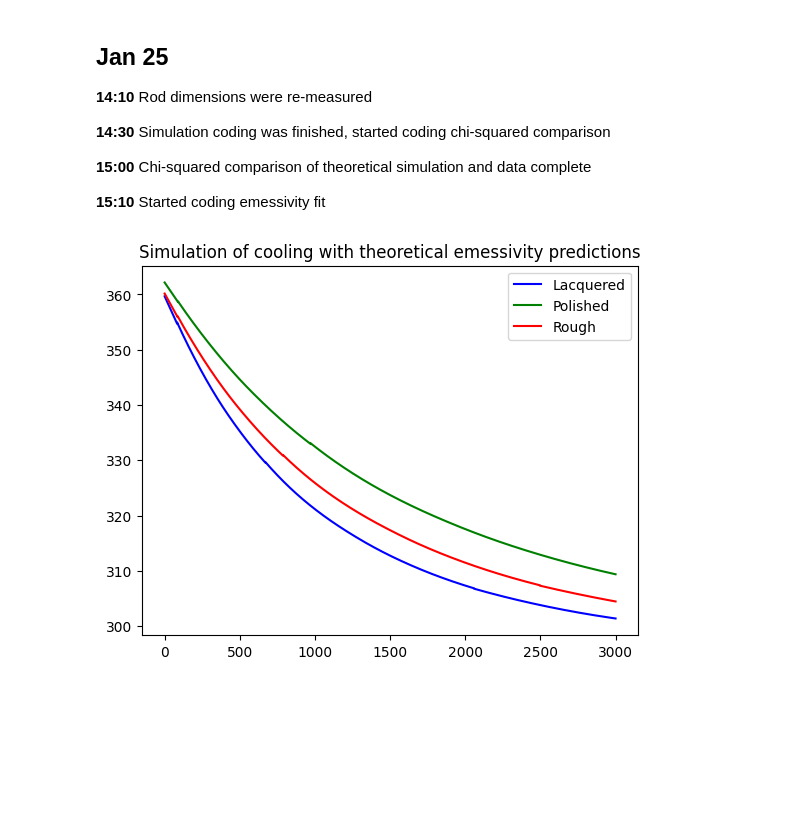
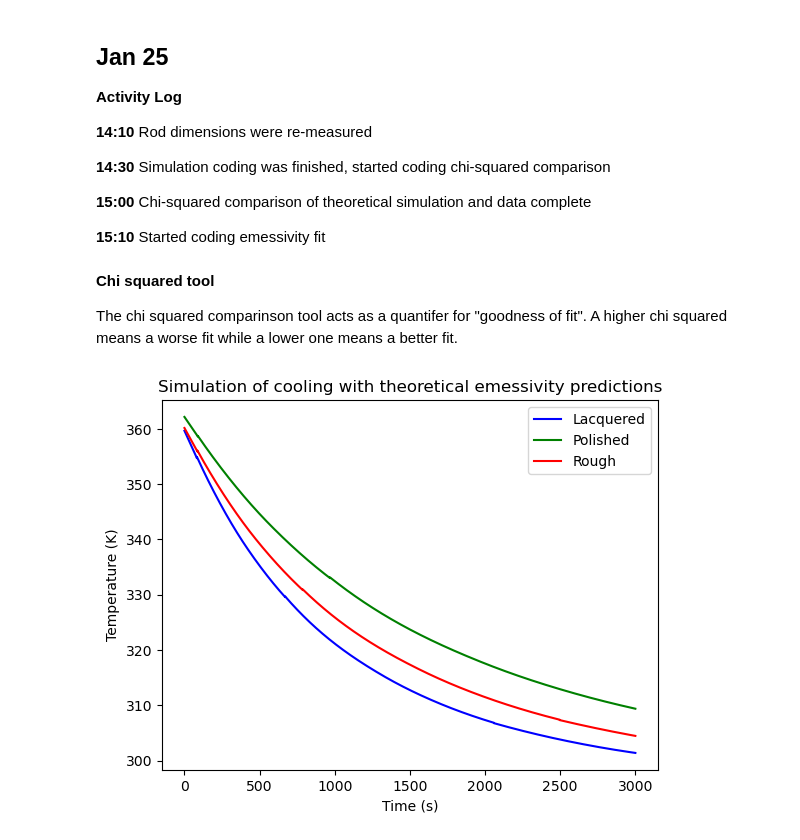
Before and after one commit to loganmachale/Modelling-Cooling-Mechanisms, a Jupyter notebook: Final Notes Logan.ipynb, the cells around one changed output. Saved outputs shown, nothing was run; the diff lists cells and outputs as text; code cells hidden in the pictures; blank space fills up the shorter version.

```diff
--- a/Final Notes Logan.ipynb
+++ b/Final Notes Logan.ipynb
@@ -1,5 +31,8 @@
 # %% [markdown]
 ## Jan 25 ##
+
+__Activity Log__
+
 __14:10__ Rod dimensions were re-measured
 
 __14:30__ Simulation coding was finished, started coding chi-squared comparison
@@ -7,6 +40,10 @@ __14:30__ Simulation coding was finished, started coding chi-squared comparison
 __15:00__ Chi-squared comparison of theoretical simulation and data complete
 
 __15:10__ Started coding emessivity fit
+# %% [markdown]
+__Chi squared tool__
+
+The chi squared comparinson tool acts as a quantifer for "goodness of fit". A higher chi squared means a worse fit while a lower one means a better fit.
 # %%
 import numpy as np
 from scipy import integrate
@@ -76,34 +113,36 @@ def dydt_arr(t, y_arr, M, e, A, r):
     T = y_arr[0]
 
     # dT/dt
     return np.array([(-A * e * sigma * T ** 4 - 1.32 * h(T, Tamb, r) * A * (T - Tamb) + A * e * sigma * Tamb ** 4) / (M * hcAl)])
 
 
 t_0 = 0
 t_f = 3000
 steps = int(1E5)
 t_arr = np.linspace(t_0, t_f, steps)
 
 solarr = []
 
 for i in range(3):
     sol = integrate.solve_ivp(dydt_arr, (t_0, t_f),
                               y_0arr[i],
                               method='LSODA',
                               t_eval=t_arr,
                               args=carrAll[i])
 
     solT = sol['y'][0]
     solarr.append(solT)
 
 plt.title("Simulation of cooling with theoretical emessivity predictions")
+plt.xlabel("Time (s)")
+plt.ylabel("Temperature (K)")
 plt.plot(t_arr, solarr[0], "b")
 plt.plot(t_arr, solarr[1], "g")
 plt.plot(t_arr, solarr[2], "r")
 plt.legend(['Lacquered', 'Polished', 'Rough'])
 plt.show()
 # %% [output]
-[figure, old version]
+[figure, new version]
 # %%
 fname = 'experimentdata.csv'
 colours = ["r.", "g.", "b."]
```
Also changed, not shown: parts of 5 cells of this notebook, 2 other files.
